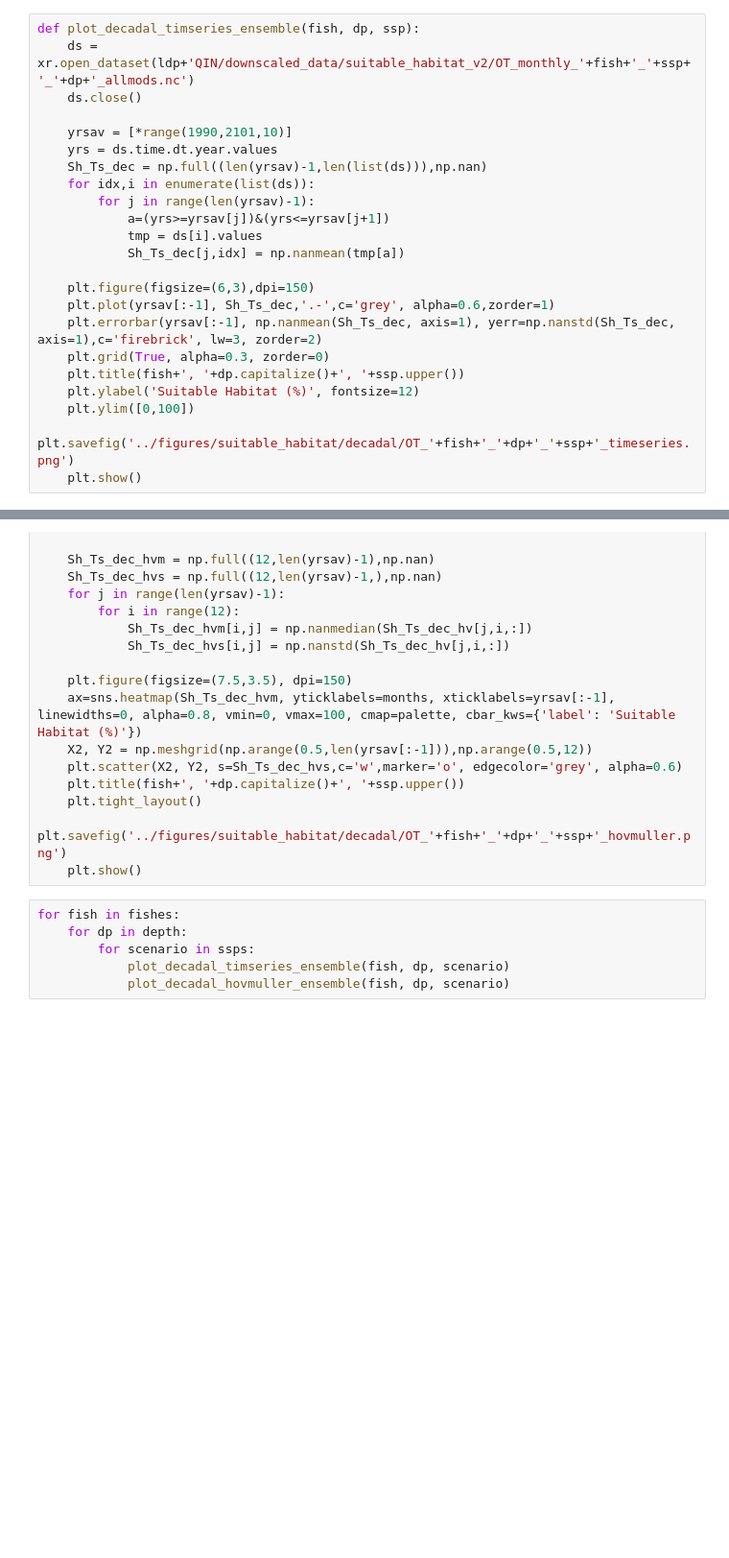
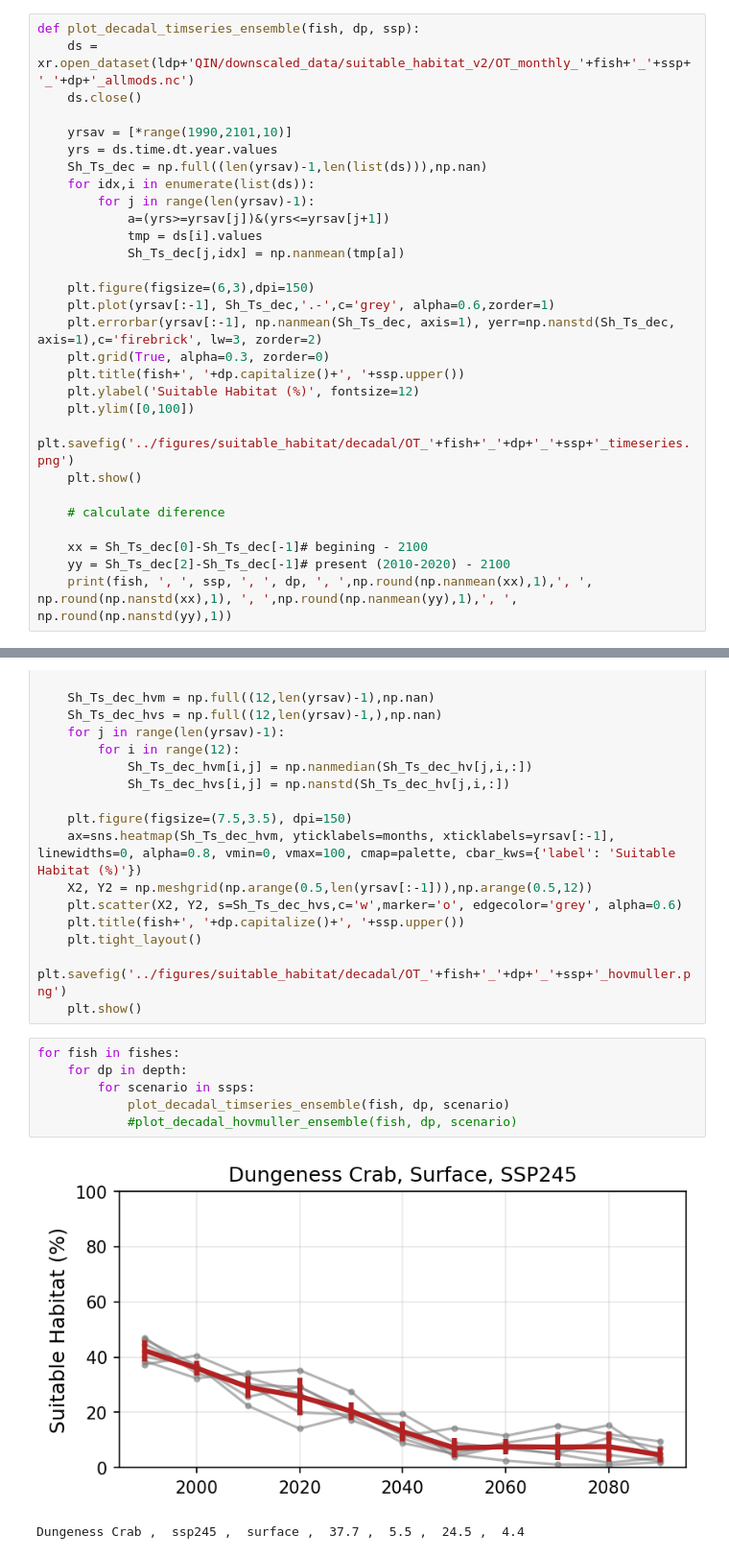
Before and after one commit to marisolgr/QIN, a Jupyter notebook: Suitable Habitat/suitablehabitat_future_tshovmuller_Tcurved.ipynb, the cells around one changed output, grey strips where cells are left out. Shown at 96% size. Drawn from its saved outputs; the diff is of its cells as text; blank space fills up the shorter version.

```diff
--- a/Suitable Habitat/suitablehabitat_future_tshovmuller_Tcurved.ipynb
+++ b/Suitable Habitat/suitablehabitat_future_tshovmuller_Tcurved.ipynb
@@ -198,6 +198,12 @@ def plot_decadal_timseries_ensemble(fish, dp, ssp):
     plt.ylim([0,100])
     plt.savefig('../figures/suitable_habitat/decadal/OT_'+fish+'_'+dp+'_'+ssp+'_timeseries.png')
     plt.show()
+
+    # calculate diference
+
+    xx = Sh_Ts_dec[0]-Sh_Ts_dec[-1]# begining - 2100
+    yy = Sh_Ts_dec[2]-Sh_Ts_dec[-1]# present (2010-2020) - 2100
+    print(fish, ', ', ssp, ', ', dp, ', ',np.round(np.nanmean(xx),1),', ', np.round(np.nanstd(xx),1), ', ',np.round(np.nanmean(yy),1),', ', np.round(np.nanstd(yy),1))
 # %%
 def plot_decadal_hovmuller_ensemble(fish, dp, ssp):
     # plot hovmuller
@@ -234,6 +240,9 @@ def plot_decadal_hovmuller_ensemble(fish, dp, ssp):
 # %%
 for fish in fishes:
     for dp in depth:
         for scenario in ssps:
             plot_decadal_timseries_ensemble(fish, dp, scenario)
-            plot_decadal_hovmuller_ensemble(fish, dp, scenario)
+            #plot_decadal_hovmuller_ensemble(fish, dp, scenario)
+# %% [output]
+[figure, added]
+Dungeness Crab ,  ssp245 ,  surface ,  37.7 ,  5.5 ,  24.5 ,  4.4
```
Also changed, not shown: parts of 1 cell of this notebook.
